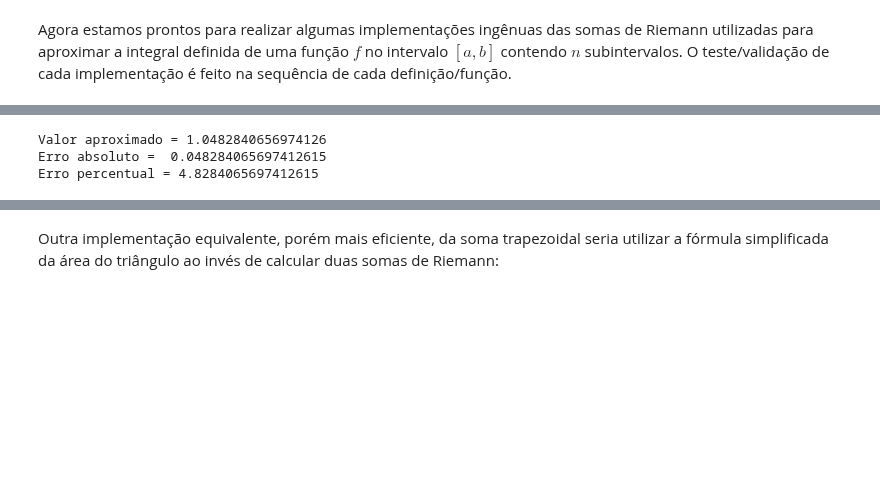
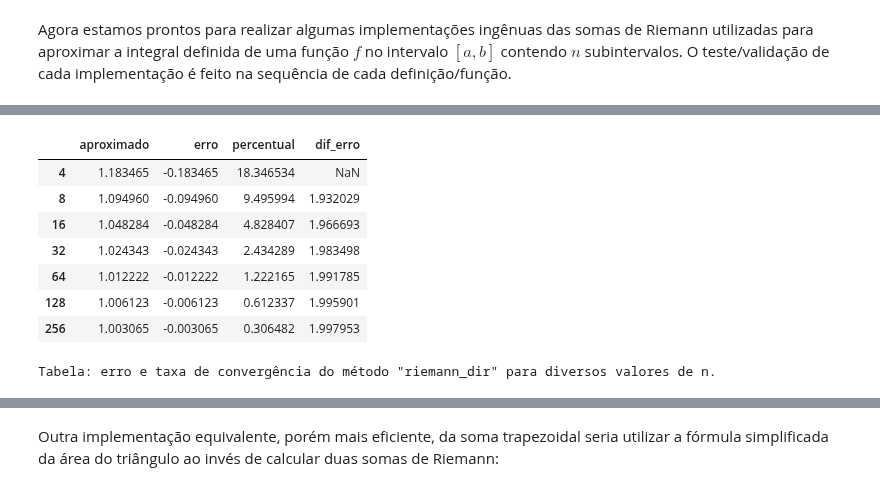
Before and after one commit to bgeneto/MCA, a Jupyter notebook: notebooks/mca07.ipynb, the cells around one changed output, grey strips where cells are left out. Drawn from its saved outputs; the diff is of its cells as text; code cells hidden in the pictures; blank space fills up the shorter version.

```diff
--- a/notebooks/mca07.ipynb
+++ b/notebooks/mca07.ipynb
@@ -302,12 +326,15 @@ def riemann_dir(f, a, b, n):
 # %%
 # teste da soma de Riemann à direita
-vdir = riemann_dir(f, a, b, n)
-
-# imprime o valor e os erros
-mostra_erro(vdir)
+resultados(riemann_dir, f, (a, b), 1)
 # %% [output]
+|  | aproximado | erro | percentual | dif_erro |
+| 4 | 1.183465 | -0.183465 | 18.346534 | NaN |
+| 8 | 1.094960 | -0.094960 | 9.495994 | 1.932029 |
+| 16 | 1.048284 | -0.048284 | 4.828407 | 1.966693 |
+| 32 | 1.024343 | -0.024343 | 2.434289 | 1.983498 |
+| 64 | 1.012222 | -0.012222 | 1.222165 | 1.991785 |
+| 128 | 1.006123 | -0.006123 | 0.612337 | 1.995901 |
+| 256 | 1.003065 | -0.003065 | 0.306482 | 1.997953 |
-Valor aproximado = 1.0482840656974126
-Erro absoluto =  0.048284065697412615
-Erro percentual = 4.8284065697412615
+Tabela: erro e taxa de convergência do método "riemann_dir" para diversos valores de n.
 # %%
 def riemann_med(f, a, b, n):
```
Also changed, not shown: parts of 35 cells of this notebook.
